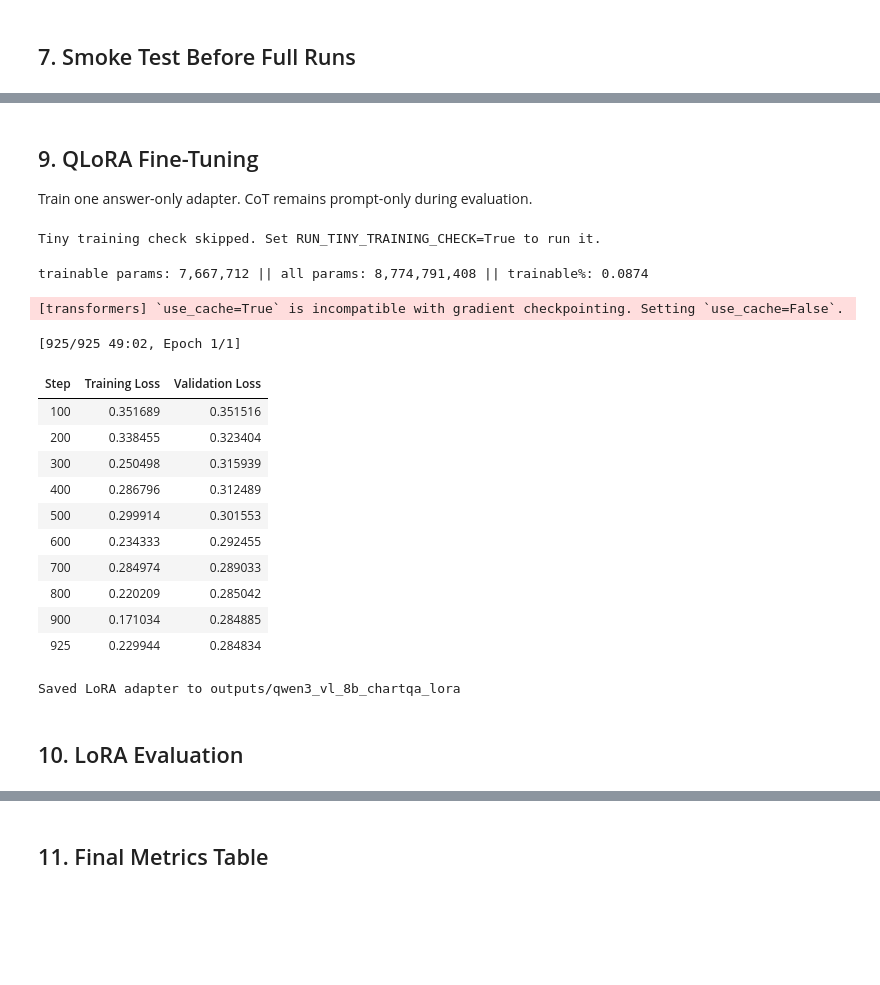
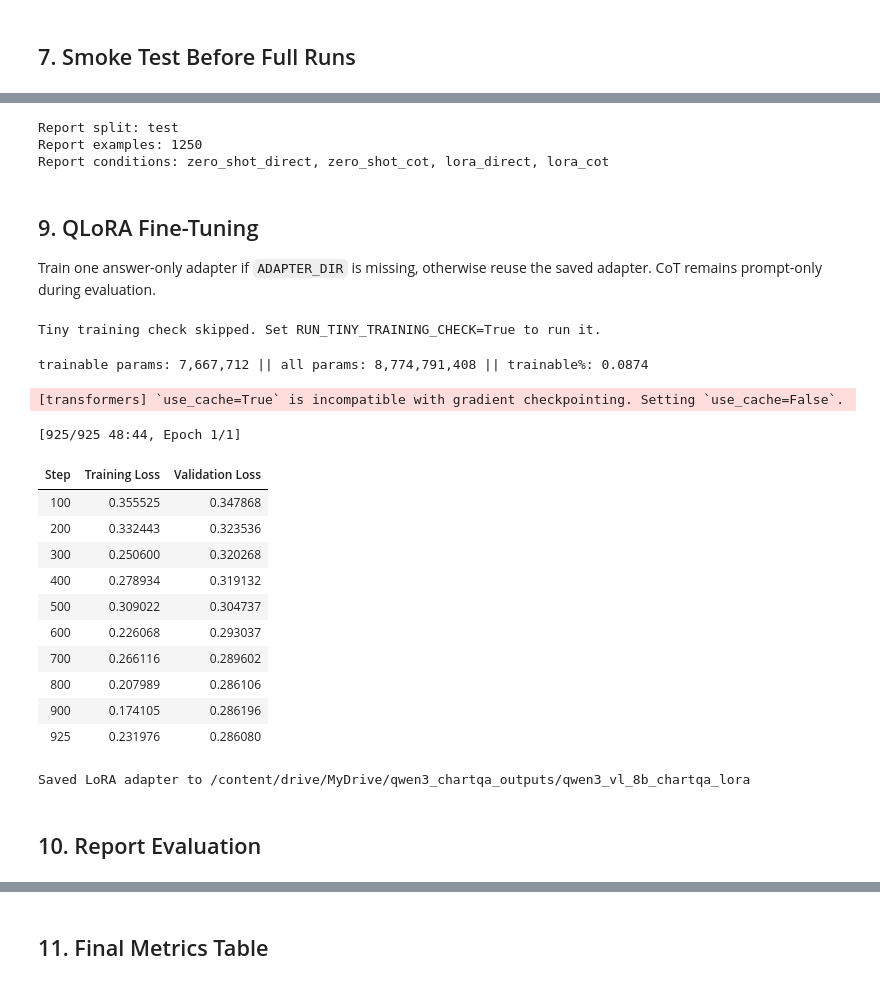
Before and after one commit to ryusudol/VLM_viz, a Jupyter notebook: qwen3_vl_chartqa_experiment.ipynb, the cells around one changed output, grey strips where cells are left out. Saved outputs shown, nothing was run; the diff lists cells and outputs as text; code cells hidden in the pictures; blank space fills up the shorter version.

```diff
--- a/qwen3_vl_chartqa_experiment.ipynb
+++ b/qwen3_vl_chartqa_experiment.ipynb
@@ -59,9 +75,13 @@ CHARTQA_HF_DATASET = "HuggingFaceM4/ChartQA"
 CHARTQA_ONLY_HUMAN = True
 FORCE_REBUILD_CHARTQA_LAYOUT = False
 
-OUTPUT_DIR = Path("outputs")
+DRIVE_OUTPUT_DIR = globals().get("DRIVE_ROOT")
+OUTPUT_DIR = DRIVE_OUTPUT_DIR if DRIVE_OUTPUT_DIR is not None else Path("outputs")
 ADAPTER_DIR = OUTPUT_DIR / "qwen3_vl_8b_chartqa_lora"
 RESULTS_DIR = OUTPUT_DIR / "results"
+REPORT_DIR = OUTPUT_DIR / "report"
+REPORT_SPLIT = "test"
+REPORT_CONDITIONS = ["zero_shot_direct", "zero_shot_cot", "lora_direct", "lora_cot"]
 
 NUMERIC_TOLERANCE = 0.05
 MAX_NEW_TOKENS_DIRECT = 64
@@ -73,6 +93,9 @@ SMOKE_TEST_SAMPLES = 2
 MAX_TRAIN_SAMPLES = None
 MAX_EVAL_SAMPLES = None
 MAX_TEST_SAMPLES = None
+REPORT_MAX_SAMPLES = MAX_TEST_SAMPLES
+FORCE_RETRAIN_QLORA = False
+TRAINED_LORA_ADAPTER_THIS_SESSION = False
 
 TRAIN_BATCH_SIZE = 1
 EVAL_BATCH_SIZE = 1
@@ -93,6 +116,7 @@ def seed_everything(seed: int) -> None:
 
 seed_everything(SEED)
 RESULTS_DIR.mkdir(parents=True, exist_ok=True)
+REPORT_DIR.mkdir(parents=True, exist_ok=True)
 
 print(f"Pillow {PIL.__version__} loaded from {PIL.__file__}")
 print("CUDA available:", torch.cuda.is_available())
@@ -587,7 +588,19 @@ Saved outputs/results/zero_shot_cot_val.jsonl
+# %%
+split_dataset = REPORT_DATASET
+split_name = REPORT_SPLIT
+zero_shot_max_samples = REPORT_MAX_SAMPLES
+
+print(f"Report split: {split_name}")
+print("Report examples:", limited_len(split_dataset, zero_shot_max_samples))
+print("Report conditions:", ", ".join(REPORT_CONDITIONS))
+# %% [output]
+Report split: test
+Report examples: 1250
+Report conditions: zero_shot_direct, zero_shot_cot, lora_direct, lora_cot
 # %% [markdown]
 ## 9. QLoRA Fine-Tuning
 
-Train one answer-only adapter. CoT remains prompt-only during evaluation.
+Train one answer-only adapter if `ADAPTER_DIR` is missing, otherwise reuse the saved adapter. CoT remains prompt-only during evaluation.
 # %%
 def build_sft_messages(image: Image.Image, question: str, answer: str) -> list[dict[str, Any]]:
     return [
@@ -742,15 +755,13 @@ else:
 # %% [output]
 Tiny training check skipped. Set RUN_TINY_TRAINING_CHECK=True to run it.
 # %%
-RUN_FULL_QLORA_TRAINING = True
-
-if RUN_FULL_QLORA_TRAINING:
+def train_lora_adapter() -> None:
+    global TRAINED_LORA_ADAPTER_THIS_SESSION
     clear_memory()
-    # Drop the zero-shot model before training to free memory.
-    try:
-        del model
-    except NameError:
-        pass
+    # Drop loaded inference models before training to free GPU memory.
+    for name in ["model", "model_lora", "lora_model", "trainer"]:
+        if name in globals():
+            del globals()[name]
     clear_memory()
 
     model_lora = load_model_for_qlora()
@@ -806,48 +817,55 @@ if RUN_FULL_QLORA_TRAINING:
         learning_rate=LEARNING_RATE,
         logging_steps=10,
         eval_strategy="steps",
         eval_steps=100,
         save_strategy="steps",
         save_steps=100,
         save_total_limit=2,
         bf16=torch.cuda.is_available(),
         fp16=False,
         remove_unused_columns=False,
         report_to="none",
     )
 
     trainer = Trainer(
         model=model_lora,
         args=training_args,
         train_dataset=train_sft_ds,
         eval_dataset=eval_sft_ds,
         data_collator=collator,
     )
     trainer.train()
     ADAPTER_DIR.mkdir(parents=True, exist_ok=True)
     model_lora.save_pretrained(str(ADAPTER_DIR))
     processor.save_pretrained(str(ADAPTER_DIR))
+    TRAINED_LORA_ADAPTER_THIS_SESSION = True
     print("Saved LoRA adapter to", ADAPTER_DIR)
+
+
+RUN_FULL_QLORA_TRAINING = FORCE_RETRAIN_QLORA or not (ADAPTER_DIR / "adapter_config.json").is_file()
+
+if RUN_FULL_QLORA_TRAINING:
+    train_lora_adapter()
 else:
-    print("Full QLoRA training skipped. Set RUN_FULL_QLORA_TRAINING=True to train.")
+    print("Reusing existing LoRA adapter at", ADAPTER_DIR)
 # %% [output]
 trainable params: 7,667,712 || all params: 8,774,791,408 || trainable%: 0.0874
 [transformers] `use_cache=True` is incompatible with gradient checkpointing. Setting `use_cache=False`.
-[925/925 49:02, Epoch 1/1]
+[925/925 48:44, Epoch 1/1]
 | Step | Training Loss | Validation Loss |
-| 100 | 0.351689 | 0.351516 |
-| 200 | 0.338455 | 0.323404 |
-| 300 | 0.250498 | 0.315939 |
-| 400 | 0.286796 | 0.312489 |
-| 500 | 0.299914 | 0.301553 |
-| 600 | 0.234333 | 0.292455 |
-| 700 | 0.284974 | 0.289033 |
-| 800 | 0.220209 | 0.285042 |
-| 900 | 0.171034 | 0.284885 |
-| 925 | 0.229944 | 0.284834 |
+| 100 | 0.355525 | 0.347868 |
+| 200 | 0.332443 | 0.323536 |
+| 300 | 0.250600 | 0.320268 |
+| 400 | 0.278934 | 0.319132 |
+| 500 | 0.309022 | 0.304737 |
+| 600 | 0.226068 | 0.293037 |
+| 700 | 0.266116 | 0.289602 |
+| 800 | 0.207989 | 0.286106 |
+| 900 | 0.174105 | 0.286196 |
+| 925 | 0.231976 | 0.286080 |
-Saved LoRA adapter to outputs/qwen3_vl_8b_chartqa_lora
+Saved LoRA adapter to /content/drive/MyDrive/qwen3_chartqa_outputs/qwen3_vl_8b_chartqa_lora
 # %% [markdown]
-## 10. LoRA Evaluation
+## 10. Report Evaluation
 # %%
 def lora_adapter_dir_ready(adapter_dir: str | Path) -> bool:
     adapter_dir = Path(adapter_dir)
```
Also changed, not shown: parts of 14 cells of this notebook.
